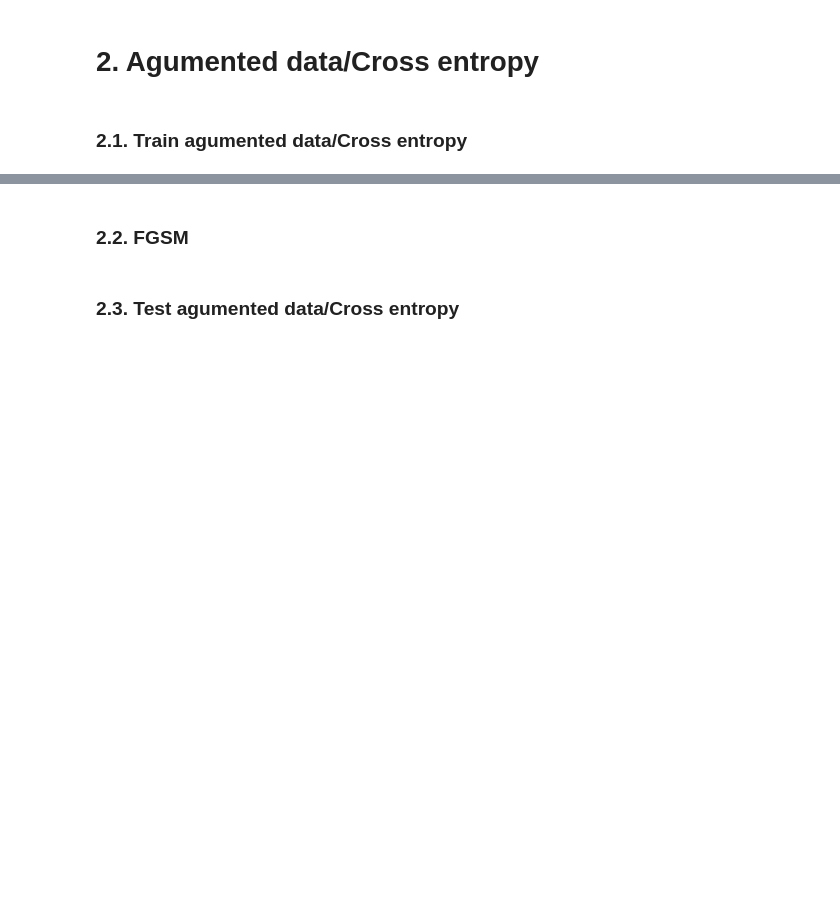
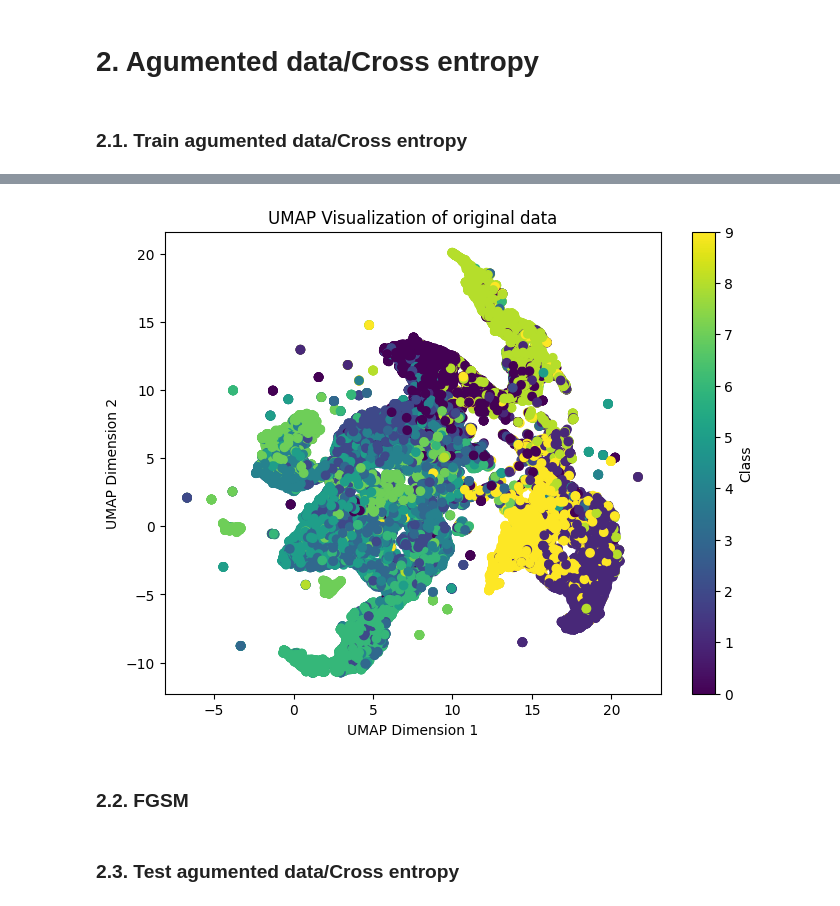
Before and after one commit to moshafieeha/Deep-Learning-Mini-Projects, a Jupyter notebook: Robustenss in Classification.ipynb, the cells around one changed output, grey strips where cells are left out. Cells and saved outputs as stored; diff of their text form; code cells hidden in the pictures; blank space fills up the shorter version.

```diff
--- a/Robustenss in Classification.ipynb
+++ b/Robustenss in Classification.ipynb
@@ -541,3 +473,8 @@ Epoch [10/10], Training Loss: 0.5976, Validation Loss: 0.6494
+# %%
+# Call the function to extract and visualize features
+plot_umap(new_model, train_loader, device)
+# %% [output]
+[figure, added]
 # %% [markdown]
 ### 2.2. FGSM
 # %%
```
Also changed, not shown: parts of 26 cells of this notebook.
